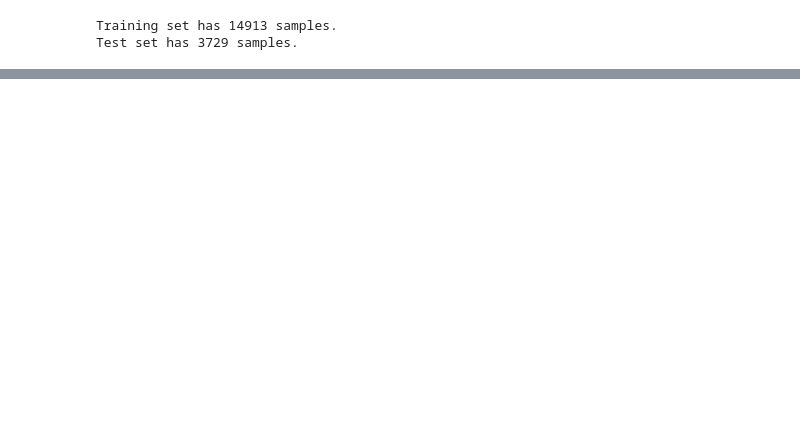
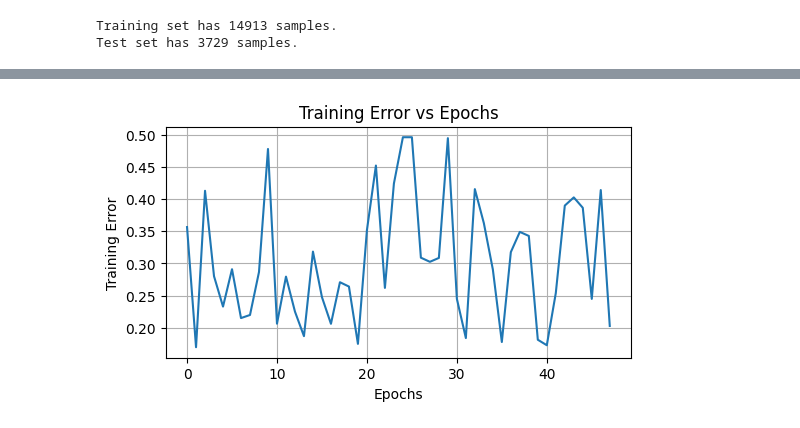
Before and after one commit to agr102/FYS-2021_Assignments, a Jupyter notebook: Assignment 1/Code/assignment_1_code.ipynb, the cells around one changed output, grey strips where cells are left out. Cells and saved outputs as stored; diff of their text form; code cells hidden in the pictures; blank space fills up the shorter version.

```diff
--- a/Assignment 1/Code/assignment_1_code.ipynb
+++ b/Assignment 1/Code/assignment_1_code.ipynb
@@ -108,0 +132,80 @@ plt.show()
+# %%
+#Create Sigmoid function
+def sigmoid(z):
+    return 1 / (1 + np.exp(-z))
+
+#Create Prediction function
+def predict(x, weights):
+    z = x @ weights
+    y_pred = sigmoid(z)
+    #Return y_pred by using binary classification
+    return (y_pred >= 0.5).astype(int)
+
+#Create Stochastic gradient descent function
+def stochastic_gradient_descent(x, y, learning_rate, epochs):
+    #Initialize weights randomly
+    weights = np.random.randn(x.shape[1])
+    #List to store the training error at each epoch
+    training_errors = []
+
+    for epoch in range(epochs):
+        #Shuffle the training data at the beginning of each epoch
+
+        #Create an array of indices
+        indices = np.arange(x.shape[0])
+        #Shuffle the indices
+        np.random.shuffle(indices)
+        #Shuffle features (x)
+        x = x[indices]
+        #Shuffle labels (y)
+        y = y[indices]
+
+        for i in range(x.shape[0]):
+            X = x[i]
+            Y = y[i]
+
+            #Predict the probability for the sample
+
+            #Linear combination
+            z = X @ weights
+            #Apply sigmoid
+            y_predicted = sigmoid(z)
+            #Calculate the error
+            error = y_predicted - Y
+            #Update weights based on the gradient of the error
+            weights -= learning_rate * X * error
+
+        #Compute the error for the entire dataset after each epoch
+        y_predict_all = predict(x, weights)
+        errors = np.mean(y_predict_all != y)
+        training_errors.append(errors)
+
+    return weights, training_errors
+
+
+#Introduce parameters such as epochs and training rate
+training_rate = 0.03
+epochs = 48
+
+weights, errors = stochastic_gradient_descent(X_train, y_train, training_rate, epochs)
+
+# Make a plot of training error as a function of epochs
+plt.figure(figsize=(6, 3))
+plt.plot(range(epochs), errors)
+plt.xlabel('Epochs')
+plt.ylabel('Training Error')
+plt.title('Training Error vs Epochs')
+plt.grid()
+plt.show()
+
+#Calculate training accuracy
+y_train_pred = predict(X_train, weights)
+train_accuracy = np.mean(y_train_pred == y_train)
+print(f"Training Accuracy: {train_accuracy * 100:.2f}%")
+
+#Calculate test accuracy
+y_test_pred = predict(X_test, weights)
+test_accuracy = np.mean(y_test_pred == y_test)
+print(f"Test Accuracy: {test_accuracy * 100:.2f}%")
+# %% [output]
+[figure, added]
```
Also changed, not shown: parts of 9 cells of this notebook.
